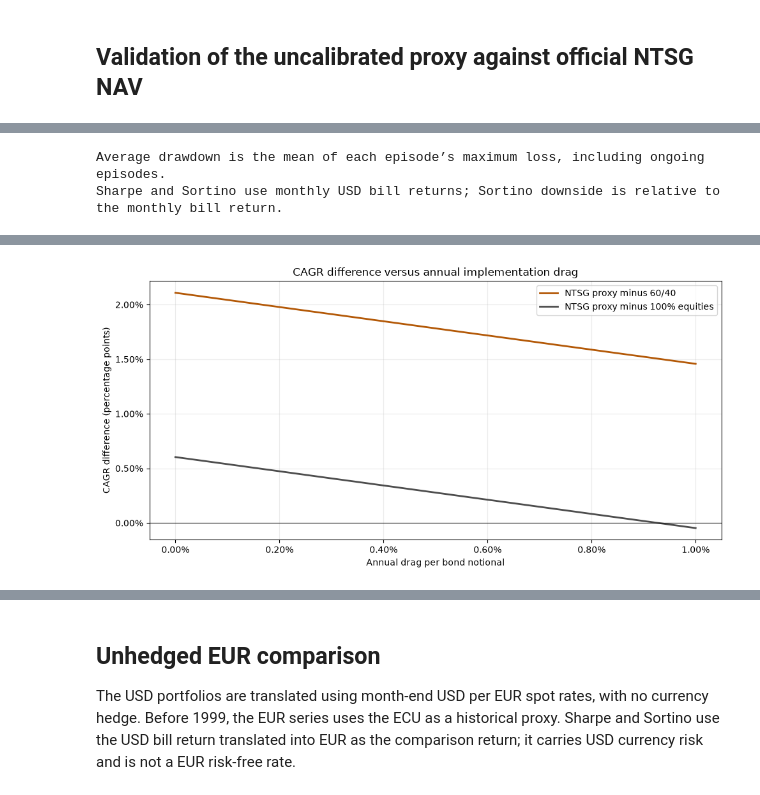
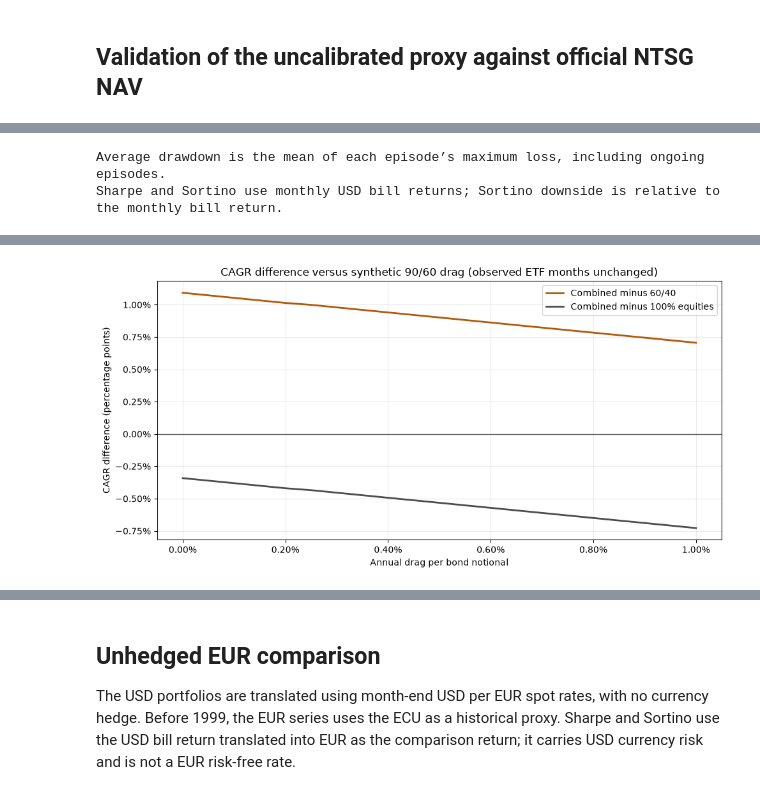
Before and after one commit to giacomomaggiore/financial-analyses, a Jupyter notebook: 03_pareto_superiority_90_60.ipynb, the cells around one changed output, grey strips where cells are left out. Cells and saved outputs as stored; diff of their text form; code cells hidden in the pictures.

Commit message:
added dbmf

```diff
--- a/03_pareto_superiority_90_60.ipynb
+++ b/03_pareto_superiority_90_60.ipynb
@@ -221,58 +400,70 @@ Benchmarks use annual TERs of 0.10% for equities and 0.05% for bonds.
 # %%
-wealth_history = (1 + portfolio_returns).cumprod()
-initial_date = portfolio_returns.index[0] - pd.offsets.MonthEnd(1)
-wealth_history.loc[initial_date] = 1.0
-wealth_history = wealth_history.sort_index()
-total_return = wealth_history.iloc[-1] - 1
-cagr = (1 + total_return) ** (12 / len(portfolio_returns)) - 1
-volatility = portfolio_returns.std(ddof=1) * 12 ** 0.5
-drawdown_history = wealth_history / wealth_history.cummax() - 1
-max_drawdown = drawdown_history.min()
-average_drawdown = pd.Series({
-    column: series[series < 0].groupby(series.eq(0).cumsum()).min().mean()
-    for column, series in drawdown_history.items()
-})
-excess_returns = portfolio_returns.sub(returns["risk_free"], axis=0)
-excess_volatility = excess_returns.std(ddof=1).replace(0, float("nan"))
-downside_deviation = (excess_returns.clip(upper=0).pow(2).mean() ** 0.5).replace(0, float("nan"))
-sharpe = excess_returns.mean() / excess_volatility * 12 ** 0.5
-sortino = excess_returns.mean() / downside_deviation * 12 ** 0.5
-calmar = cagr / (-max_drawdown).replace(0, float("nan"))
+from matplotlib.ticker import PercentFormatter
 
-summary = pd.DataFrame({
-    "Total return": total_return,
-    "CAGR": cagr,
-    "Volatility": volatility,
-    "Max drawdown": max_drawdown,
-    "Average drawdown": average_drawdown,
-    "Sharpe": sharpe,
-    "Sortino": sortino,
-    "Calmar": calmar,
-})
+
+def summary_metrics(monthly_returns, cash_returns):
+    wealth = (1 + monthly_returns).cumprod()
+    wealth.loc[monthly_returns.index[0] - pd.offsets.MonthEnd(1)] = 1.0
+    wealth = wealth.sort_index()
+    drawdowns = wealth / wealth.cummax() - 1
+    total_return = wealth.iloc[-1] - 1
+    cagr = (1 + total_return) ** (12 / len(monthly_returns)) - 1
+    max_drawdown = drawdowns.min()
+    average_drawdown = pd.Series({
+        column: series[series < 0].groupby(series.eq(0).cumsum()).min().mean()
+        for column, series in drawdowns.items()
+    })
+    excess = monthly_returns.sub(cash_returns, axis=0)
+    excess_volatility = excess.std(ddof=1).replace(0, float("nan"))
+    downside = (excess.clip(upper=0).pow(2).mean() ** 0.5).replace(0, float("nan"))
+    return pd.DataFrame({
+        "Total return": total_return,
+        "CAGR": cagr,
+        "Volatility": monthly_returns.std(ddof=1) * 12 ** 0.5,
+        "Max drawdown": max_drawdown,
+        "Average drawdown": average_drawdown,
+        "Sharpe": excess.mean() / excess_volatility * 12 ** 0.5,
+        "Sortino": excess.mean() / downside * 12 ** 0.5,
+        "Calmar": cagr / (-max_drawdown).replace(0, float("nan")),
+    })
+
+
+def format_summary(metrics):
+    formatted = metrics.copy()
+    for column in ["Total return", "CAGR", "Volatility", "Max drawdown", "Average drawdown"]:
+        formatted[column] = metrics[column].map(lambda x: f"{x:.2%}" if pd.notna(x) else "N/A")
+    for column in ["Sharpe", "Sortino", "Calmar"]:
+        formatted[column] = metrics[column].map(lambda x: f"{x:.2f}" if pd.notna(x) else "N/A")
+    return formatted
+
+
+wealth_history = portfolio_values / initial_value
+summary = summary_metrics(portfolio_returns, returns["risk_free"])
 print("Average drawdown is the mean of each episode’s maximum loss, including ongoing episodes.")
 print("Sharpe and Sortino use monthly USD bill returns; Sortino downside is relative to the monthly bill return.")
-formatted_summary = summary.copy()
-for column in ["Total return", "CAGR", "Volatility", "Max drawdown", "Average drawdown"]:
-    formatted_summary[column] = summary[column].map(lambda x: f"{x:.2%}" if pd.notna(x) else "N/A")
-for column in ["Sharpe", "Sortino", "Calmar"]:
-    formatted_summary[column] = summary[column].map(lambda x: f"{x:.2f}" if pd.notna(x) else "N/A")
-display(formatted_summary)
+display(format_summary(summary))
 
-from matplotlib.ticker import PercentFormatter
+sensitivity_returns = pd.DataFrame({
+    f"Estimated {cta_management_fee:.0%}/{cta_performance_fee:.0%} gross-up": combined_returns(core_returns, managed_futures_gross),
+    "Without gross-up": combined_returns(core_returns, managed_futures_no_gross),
+})
+print("Gross-up sensitivity: identical 90/60 allocation, proxy TER and actual DBMF splice; only historical CTA fee inversion changes.")
+display(format_summary(summary_metrics(sensitivity_returns, returns["risk_free"])))
 
 # Rates are hypothetical annual costs per unit of bond notional.
-drag_grid = np.linspace(0, 0.01, 21)
-proxy_cagr = pd.Series({
-    drag: (1 + quarterly_returns(returns, 0.90, 0.60, fund_cost, drag)).prod() ** (12 / len(returns)) - 1
+drag_grid = np.linspace(drag_sensitivity_min, drag_sensitivity_max, drag_sensitivity_points)
+combined_cagr = pd.Series({
+    drag: (1 + combined_returns(core_with_drag(drag), managed_futures)).prod() ** (12 / len(returns)) - 1
     for drag in drag_grid
 })
 cagr_differences = pd.DataFrame({
-    "NTSG proxy minus 60/40": proxy_cagr - cagr["60/40"],
-    "NTSG proxy minus 100% equities": proxy_cagr - cagr["100% equities"],
+    "Combined minus 60/40": combined_cagr - summary.loc["60/40", "CAGR"],
+    "Combined minus 100% equities": combined_cagr - summary.loc["100% equities", "CAGR"],
 })
-ax = cagr_differences.plot(figsize=(10, 5), linewidth=2, color=[portfolio_colors["60/40"], portfolio_colors["100% equities"]])
+ax = cagr_differences.plot(figsize=(10, 5), linewidth=2,
+                          color=[portfolio_colors["60/40"], portfolio_colors["100% equities"]])
 ax.axhline(0, color="black", linewidth=1, alpha=0.6)
-ax.set_title("CAGR difference versus annual implementation drag")
+ax.set_title("CAGR difference versus synthetic 90/60 drag (observed ETF months unchanged)")
 ax.set_xlabel("Annual drag per bond notional")
 ax.set_ylabel("CAGR difference (percentage points)")
 ax.xaxis.set_major_formatter(PercentFormatter(1))
@@ -292,4 +485,4 @@ Sharpe and Sortino use monthly USD bill returns; Sortino downside is relative to
-[figure, old version]
+[figure, new version]
 # %%
 from matplotlib.ticker import PercentFormatter
 
```
Also changed, not shown: parts of 18 cells of this notebook, 11 other files.
